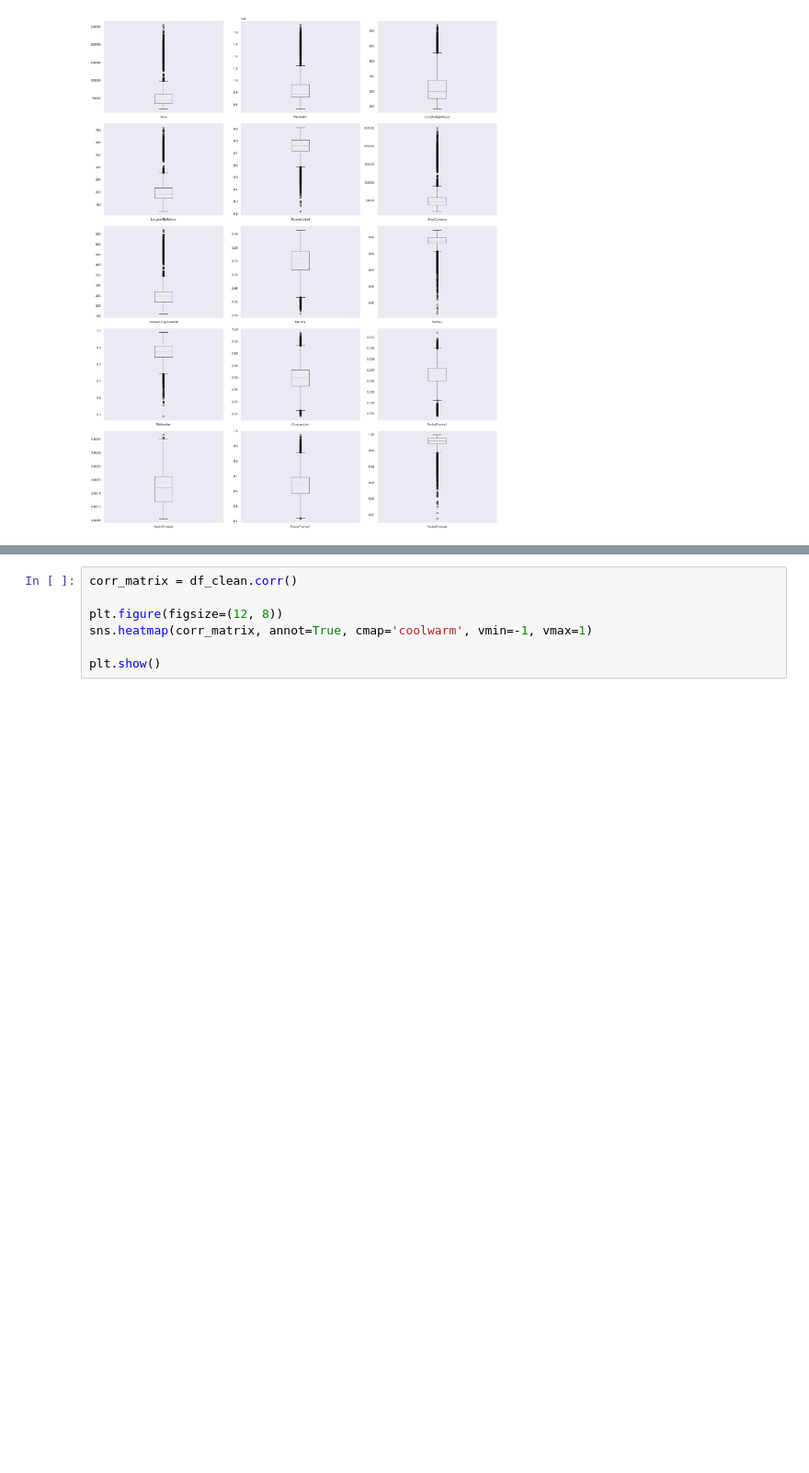
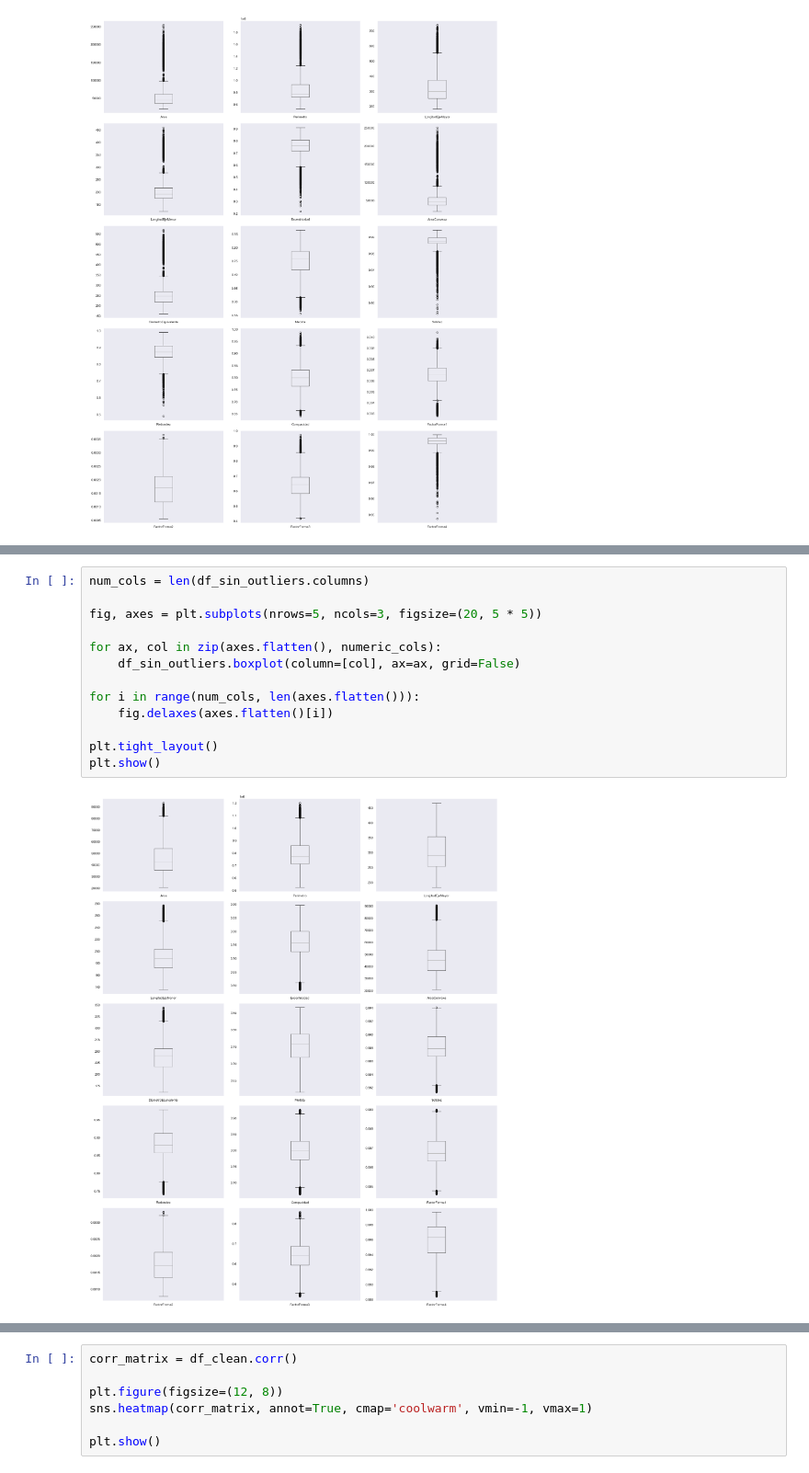
Before and after one commit to BILabsAndProjects/Lab2-Senecafe, a Jupyter notebook: Laboratorio2 LM.ipynb, the cells around one changed output, grey strips where cells are left out. Shown at 92% size. Drawn from its saved outputs; the diff is of its cells as text; blank space fills up the shorter version.

```diff
--- a/Laboratorio2 LM.ipynb
+++ b/Laboratorio2 LM.ipynb
@@ -428 +452,16 @@ plt.show()
+# %%
+num_cols = len(df_sin_outliers.columns)
+
+fig, axes = plt.subplots(nrows=5, ncols=3, figsize=(20, 5 * 5))
+
+for ax, col in zip(axes.flatten(), numeric_cols):
+    df_sin_outliers.boxplot(column=[col], ax=ax, grid=False)
+
+for i in range(num_cols, len(axes.flatten())):
+    fig.delaxes(axes.flatten()[i])
+
+plt.tight_layout()
+plt.show()
+# %% [output]
+[figure, added]
 # %% [markdown]
```
Also changed, not shown: parts of 31 cells of this notebook.
